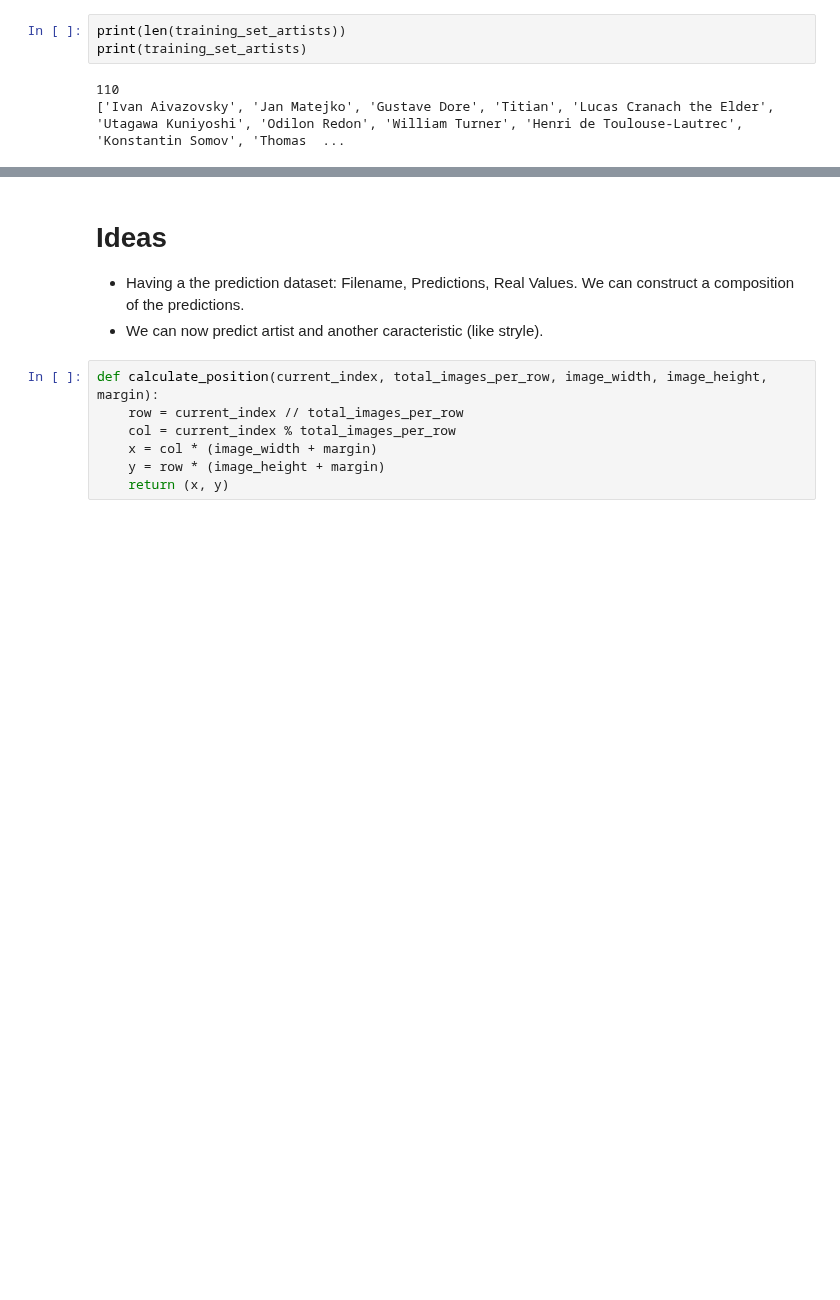
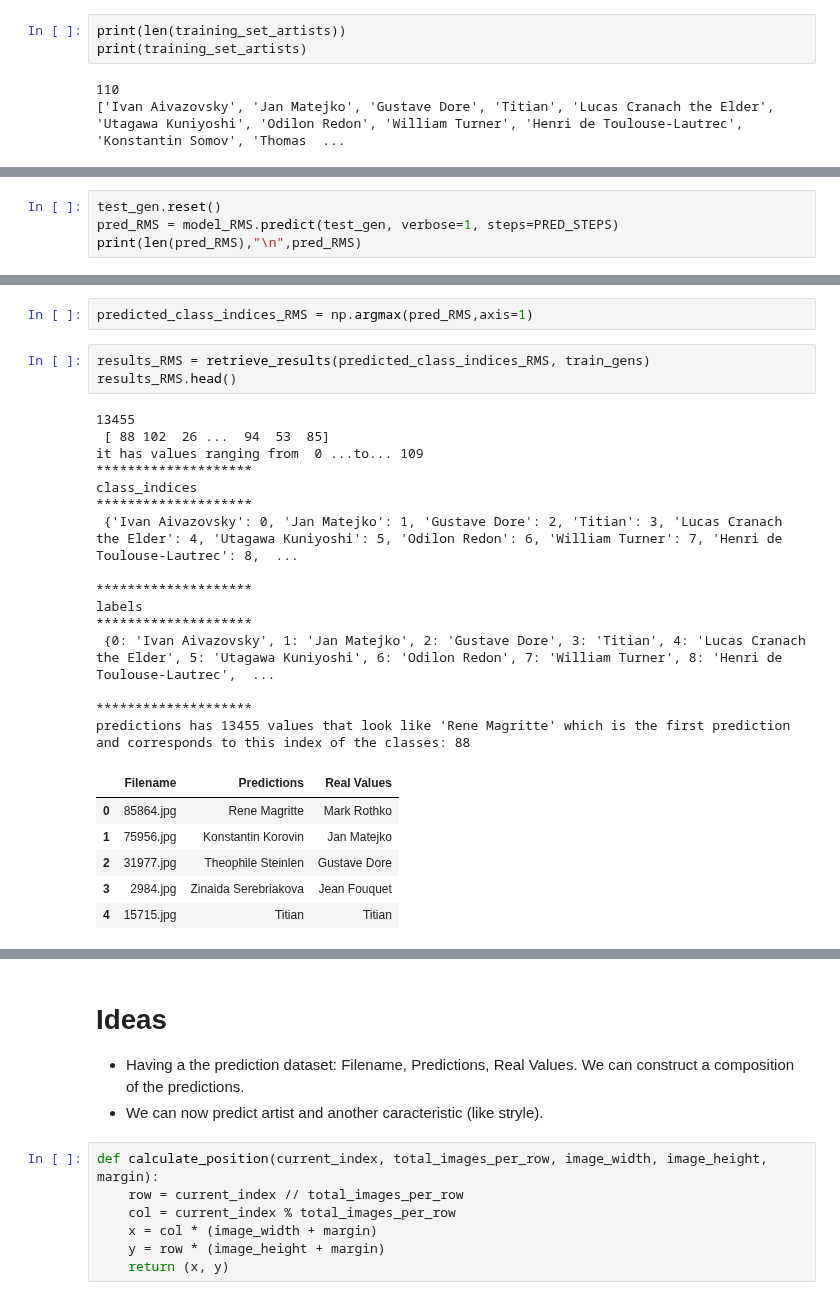
Before and after one commit to DCC-UAB/XNAPproject-grup07, a Jupyter notebook: our_code/starting_point_modified.ipynb, the cells around one changed output, grey strips where cells are left out. Saved outputs shown, nothing was run; the diff lists cells and outputs as text; blank space fills up the shorter version.

```diff
--- a/our_code/starting_point_modified.ipynb
+++ b/our_code/starting_point_modified.ipynb
@@ -1041,0 +1123,4 @@ test accuracy on new images
+# %%
+test_gen.reset()
+pred_RMS = model_RMS.predict(test_gen, verbose=1, steps=PRED_STEPS)
+print(len(pred_RMS),"\n",pred_RMS)
@@ -1041,0 +1143,27 @@ test accuracy on new images
+# %%
+predicted_class_indices_RMS = np.argmax(pred_RMS,axis=1)
+# %%
+results_RMS = retrieve_results(predicted_class_indices_RMS, train_gens)
+results_RMS.head()
+# %% [output]
+13455
+ [ 88 102  26 ...  94  53  85]
+it has values ranging from  0 ...to... 109
+********************
+class_indices
+********************
+ {'Ivan Aivazovsky': 0, 'Jan Matejko': 1, 'Gustave Dore': 2, 'Titian': 3, 'Lucas Cranach the Elder': 4, 'Utagawa Kuniyoshi': 5, 'Odilon Redon': 6, 'William Turner': 7, 'Henri de Toulouse-Lautrec': 8,  ...
+
+********************
+labels
+********************
+ {0: 'Ivan Aivazovsky', 1: 'Jan Matejko', 2: 'Gustave Dore', 3: 'Titian', 4: 'Lucas Cranach the Elder', 5: 'Utagawa Kuniyoshi', 6: 'Odilon Redon', 7: 'William Turner', 8: 'Henri de Toulouse-Lautrec',  ...
+
+********************
+predictions has 13455 values that look like 'Rene Magritte' which is the first prediction and corresponds to this index of the classes: 88
+|  | Filename | Predictions | Real Values |
+| 0 | 85864.jpg | Rene Magritte | Mark Rothko |
+| 1 | 75956.jpg | Konstantin Korovin | Jan Matejko |
+| 2 | 31977.jpg | Theophile Steinlen | Gustave Dore |
+| 3 | 2984.jpg | Zinaida Serebriakova | Jean Fouquet |
+| 4 | 15715.jpg | Titian | Titian |
```
Also changed, not shown: parts of 41 cells of this notebook.
